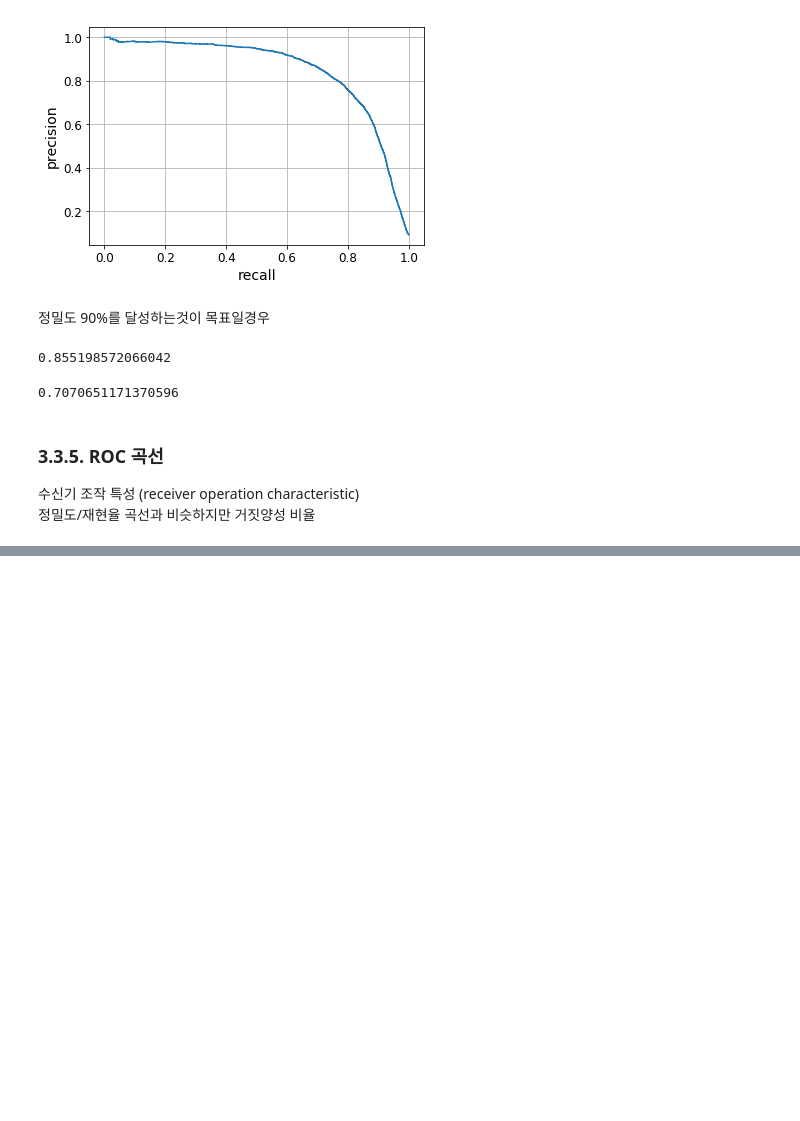
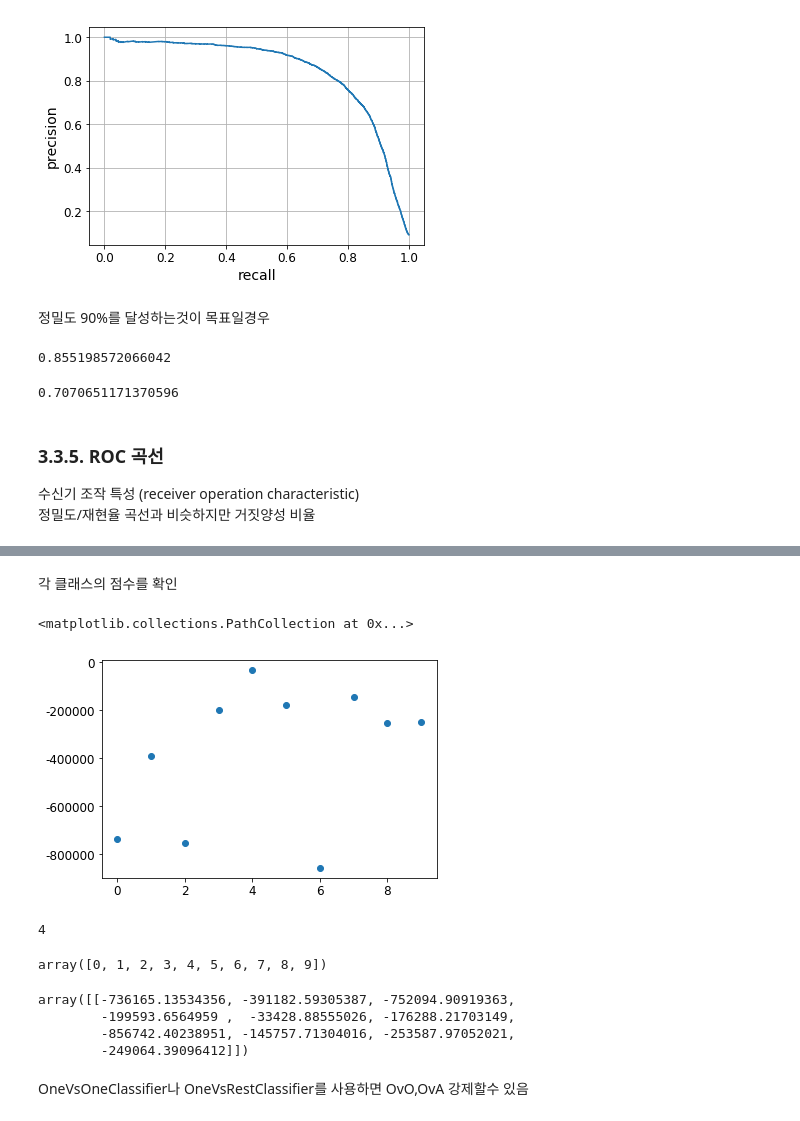
Before and after one commit to Suhwan-Ji/Study_ML, a Jupyter notebook: NoteBooks/Ch03. 분류.ipynb, the cells around one changed output, grey strips where cells are left out. Saved outputs shown, nothing was run; the diff lists cells and outputs as text; code cells hidden in the pictures; blank space fills up the shorter version.

```diff
--- a/NoteBooks/Ch03. 분류.ipynb
+++ b/NoteBooks/Ch03. 분류.ipynb
@@ -255,0 +312,3 @@ recall_score(y_train_5,y_train_pred_90)
+# %%
+sgd_clf.fit(X_train,y_train)
+sgd_clf.predict([some_digit])
@@ -255,0 +323,26 @@ recall_score(y_train_5,y_train_pred_90)
+# %% [markdown]
+각 클래스의 점수를 확인
+# %%
+some_digit_scores = sgd_clf.decision_function([some_digit])
+# %%
+plt.scatter(np.arange(10).reshape(1,10),some_digit_scores)
+# %% [output]
+<matplotlib.collections.PathCollection at 0x...>
+[figure, added]
+# %%
+np.argmax(some_digit_scores)
+# %% [output]
+4
+# %%
+sgd_clf.classes_
+# %% [output]
+array([0, 1, 2, 3, 4, 5, 6, 7, 8, 9])
+# %%
+sgd_clf.decision_function([some_digit])
+# %% [output]
+array([[-736165.13534356, -391182.59305387, -752094.90919363,
+        -199593.6564959 ,  -33428.88555026, -176288.21703149,
+        -856742.40238951, -145757.71304016, -253587.97052021,
+        -249064.39096412]])
+# %% [markdown]
+OneVsOneClassifier나 OneVsRestClassifier를 사용하면 OvO,OvA 강제할수 있음
```
Also changed, not shown: parts of 21 cells of this notebook.
